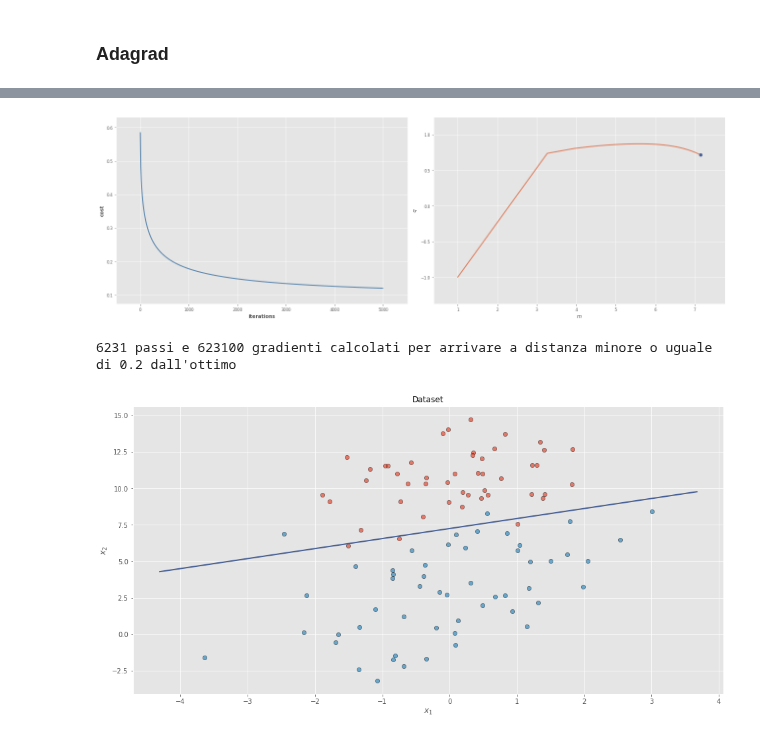
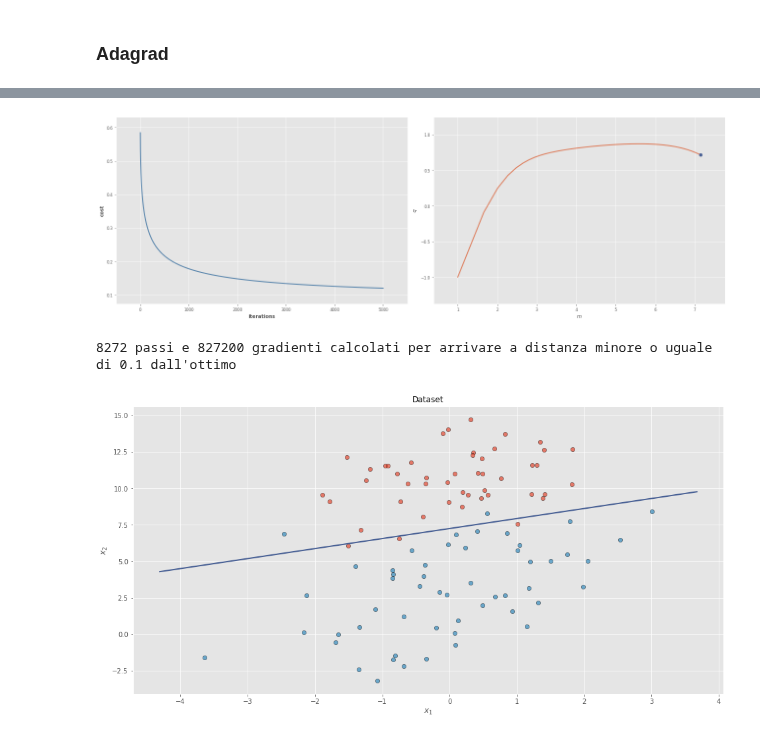
Before and after one commit to tvml/ml2324, a Jupyter notebook: codici/loss.ipynb, the cells around one changed output, grey strips where cells are left out. Drawn from its saved outputs; the diff is of its cells as text; code cells hidden in the pictures.

```diff
--- a/codici/loss.ipynb
+++ b/codici/loss.ipynb
@@ -523,6 +570,6 @@ Applicando il metodo è necessario ancora specificare il valore di $\theta$ e il
 # %%
 start_time = time.time()
-cost_history, theta_history, m, q = stochastic_gd(X, t, eta = 0.01, epochs = 5000)
+cost_history, theta_history, m, q = stochastic_gd(X, t, eta = 0.01, epochs = 500)
 print(f"tempo di esecuzione: {time.time()-start_time: 4.3f} secondi")
 print(f"{len(m)} passi")
 print(f"{len(m)} gradienti calcolati")
@@ -592,19 +641,14 @@ Gli aggiornamenti nel caso della logistic regression derivano immediatamente da
 # %%
 def mb_gd(X, t, eta = 0.01, epochs = 1000, minibatch_size = 5):
     mb = int(np.ceil(float(n)/minibatch_size))
-    idx = np.arange(0,n)
-    np.random.shuffle(idx)
     theta = np.zeros(nfeatures+1).reshape(-1,1)
     theta_history = []
     cost_history = []
 
     for j in range(epochs):
         for k in range(mb-1):
-            g = 0
-            for i in idx[k*minibatch_size:(k+1)*minibatch_size]:
-                e = (t[i] - sigma(theta, X[i,:]))[0]
-                g = g + e * X[i,:]
-            theta = theta + eta * g.reshape(-1,1)
+            delta = - eta * gradient(theta,X[k*minibatch_size:(k+1)*minibatch_size,:],t[k*minibatch_size:(k+1)*minibatch_size])
+            theta = theta + delta
             theta_history.append(theta)
             cost_history.append(cost(theta, X, t))
     theta_history = np.array(theta_history).reshape(-1,3)
@@ -718,7 +762,8 @@ def momentum_gd(X,t, eta = 0.1, gamma = 0.97, epochs = 1000):
     theta_history = []
     cost_history = []
     for k in range(epochs):
-        v = gamma*v - eta * gradient(theta,X,t)
+        delta = - eta * gradient(theta,X,t)
+        v = gamma*v + delta
         theta = theta + v
         theta_history.append(theta)
         cost_history.append(cost(theta, X, t))
@@ -782,7 +827,8 @@ def nesterov_gd(X,t, eta = 0.1, gamma = 0.97, epochs = 1000):
     theta_history = []
     cost_history = []
     for k in range(epochs):
-        v = gamma*v - eta * gradient(theta+gamma*v,X,t)
+        delta = - eta * gradient(theta+gamma*v,X,t)
+        v = gamma*v +delta
         theta = theta + v
         theta_history.append(theta)
         cost_history.append(cost(theta, X, t))
@@ -870,14 +916,14 @@ tempo di esecuzione:  0.370 secondi
 10000 passi totali
 1000000 gradienti calcolati
 # %%
-low, high, step = 0, 5000, 10
+low, high, step = 0, 5000, 1
 plot_all(cost_history, m, q, low, high, step)
 # %% [output]
-[figure, old version]
+[figure, new version]
 # %%
-near_opt(m, min_dist=2e-1, ge_per_step=n)
+near_opt(m, min_dist=1e-1, ge_per_step=n)
 # %% [output]
-6231 passi e 623100 gradienti calcolati per arrivare a distanza minore o uguale di 0.2 dall'ottimo
+8272 passi e 827200 gradienti calcolati per arrivare a distanza minore o uguale di 0.1 dall'ottimo
 # %%
 plot_ds(data,m[-1],q[-1])
 # %% [output]
```
Also changed, not shown: parts of 70 cells of this notebook, 37 other files.
